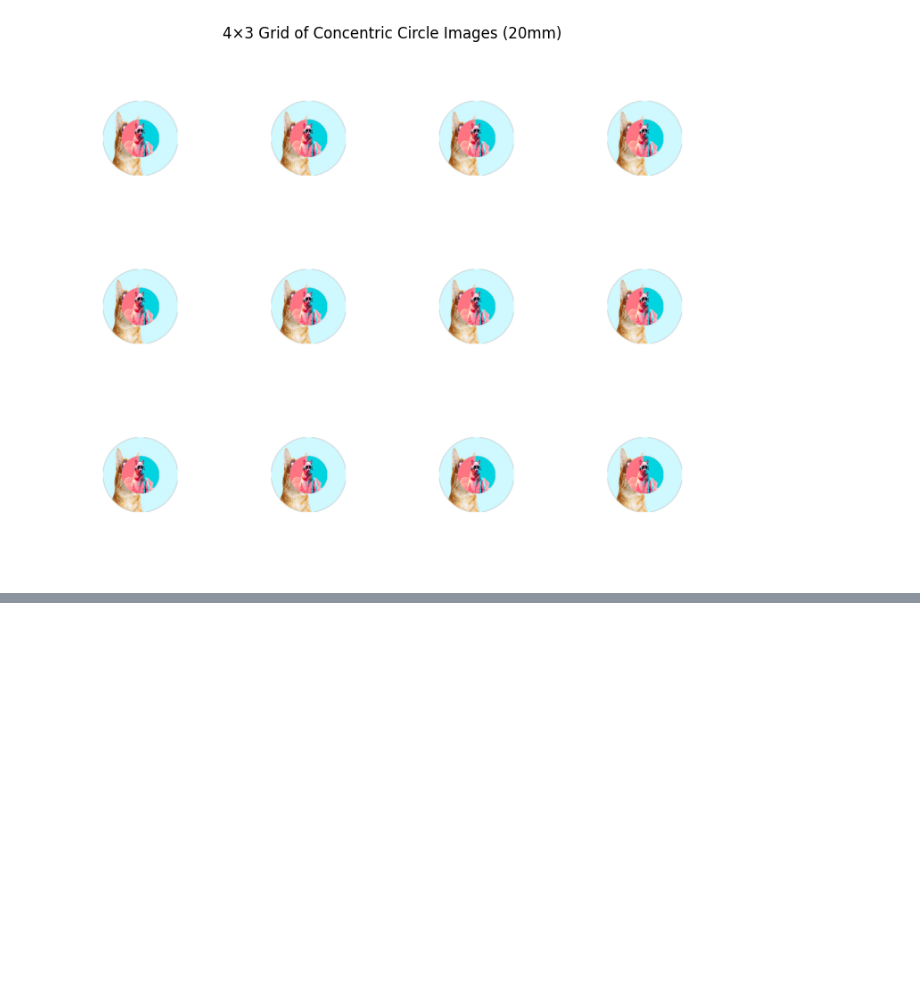
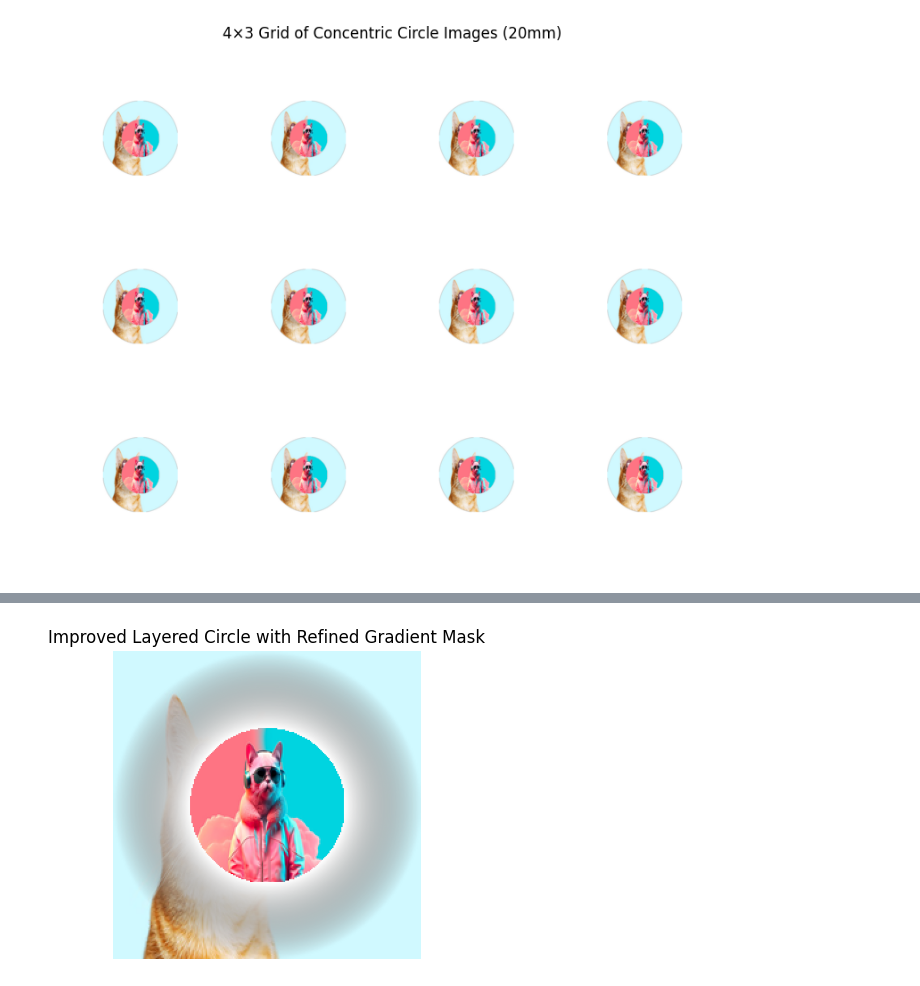
Before and after one commit to BhojRajBist/BhojRajBist, a Jupyter notebook: Untitled35.ipynb, the cells around one changed output, grey strips where cells are left out. Cells and saved outputs as stored; diff of their text form; code cells hidden in the pictures; blank space fills up the shorter version.

```diff
--- a/Untitled35.ipynb
+++ b/Untitled35.ipynb
@@ -298,0 +647,100 @@ plt.show()
+# %%
+from PIL import Image, ImageDraw, ImageFilter, ImageOps
+import requests
+import io
+import matplotlib.pyplot as plt
+import numpy as np
+
+# Constants (redefined for clarity within this cell)
+DPI = 300
+MM_TO_INCH = 25.4
+INNER_MM = 10
+OUTER_MM = 20
+
+# Convert mm to pixels
+inner_px = round(DPI * INNER_MM / MM_TO_INCH)
+outer_px = round(DPI * OUTER_MM / MM_TO_INCH)
+
+# Function to load image (redefined for clarity within this cell)
+def load_image(path_or_url: str) -> Image.Image:
+    if path_or_url.startswith("http"):
+        response = requests.get(path_or_url)
+        img = Image.open(io.BytesIO(response.content))
+    else:
+        img = Image.open(path_or_url)
+    return img.convert("RGBA")
+
+# Create concentric image with improved blending using refined gradient mask
+def create_concentric_image_refined_mask(img1: Image.Image, img2: Image.Image) -> Image.Image:
+    # Resize both images
+    img1_resized = img1.resize((inner_px, inner_px), Image.Resampling.LANCZOS)
+    img2_resized = img2.resize((outer_px, outer_px), Image.Resampling.LANCZOS)
+
+    # Create inner mask
+    mask_inner = Image.new("L", (inner_px, inner_px), 0)
+    draw_inner = ImageDraw.Draw(mask_inner)
+    draw_inner.ellipse((0, 0, inner_px, inner_px), fill=255)
+
+    # Create outer mask with a radial gradient
+    mask_outer = Image.new("L", (outer_px, outer_px), 0)
+    # Use a numpy array to create a radial gradient
+    y, x = np.indices((outer_px, outer_px))
+    center_x, center_y = outer_px // 2, outer_px // 2
+    distance_from_center = np.sqrt((x - center_x)**2 + (y - center_y)**2)
+
+    # Create a mask that is fully opaque at the outer edge and fades towards the inner edge
+    # The transition zone is between inner_px/2 and outer_px/2
+    inner_radius = inner_px / 2
+    outer_radius = outer_px / 2
+
+    # Define the gradient range
+    gradient_start = inner_radius
+    gradient_end = outer_radius
+
+    # Create the alpha values based on distance
+    alpha_values = np.interp(distance_from_center, [gradient_start, gradient_end], [0, 255])
+    alpha_values = np.clip(alpha_values, 0, 255).astype(np.uint8)
+
+    mask_outer = Image.fromarray(alpha_values, 'L')
+
+    # Optional: Apply a slight blur to the mask
+    mask_outer = mask_outer.filter(ImageFilter.GaussianBlur(radius=1))
+
+
+    # Canvases
+    outer_canvas = Image.new("RGBA", (outer_px, outer_px), (0, 0, 0, 0))
+    inner_canvas = Image.new("RGBA", (outer_px, outer_px), (0, 0, 0, 0))
+
+    # Paste outer ring using the gradient mask as alpha
+    outer_canvas.paste(img2_resized, (0, 0), mask_outer)
+
+    # Paste inner image at center using its mask
+    offset = outer_px // 2 - inner_px // 2
+    inner_canvas.paste(img1_resized, (offset, offset), mask_inner)
+
+    # Combine layers using alpha_composite
+    result = Image.alpha_composite(outer_canvas, inner_canvas)
+
+    # Optional glow effect: Add soft white halo around ring (can be skipped)
+    glow = Image.new("RGBA", (outer_px, outer_px), (255, 255, 255, 0))
+    draw_glow = ImageDraw.Draw(glow)
+    draw_glow.ellipse((0, 0, outer_px, outer_px), fill=(255, 255, 255, 20))
+    glow = glow.filter(ImageFilter.GaussianBlur(radius=4))
+    result = Image.alpha_composite(glow, result)
+
+    return result
+
+# Load images (using the same URLs as before)
+image1 = load_image("https://t3.ftcdn.net/jpg/06/05/37/40/240_F_605374009_hEUHatmKPzuHTIacg7rLneAgnLHUgegM.jpg")
+image2 = load_image("https://t4.ftcdn.net/jpg/03/03/62/45/240_F_303624505_u0bFT1Rnoj8CMUSs8wMCwoKlnWlh5Jiq.jpg")
+
+# Generate and display the improved concentric image with refined mask
+final_image_refined_mask = create_concentric_image_refined_mask(image1, image2)
+
+plt.figure(figsize=(4, 4))
+plt.imshow(final_image_refined_mask)
+plt.axis("off")
+plt.title("Improved Layered Circle with Refined Gradient Mask")
+plt.show()
+# %% [output]
+[figure, added]
```
Also changed, not shown: parts of 14 cells of this notebook.
